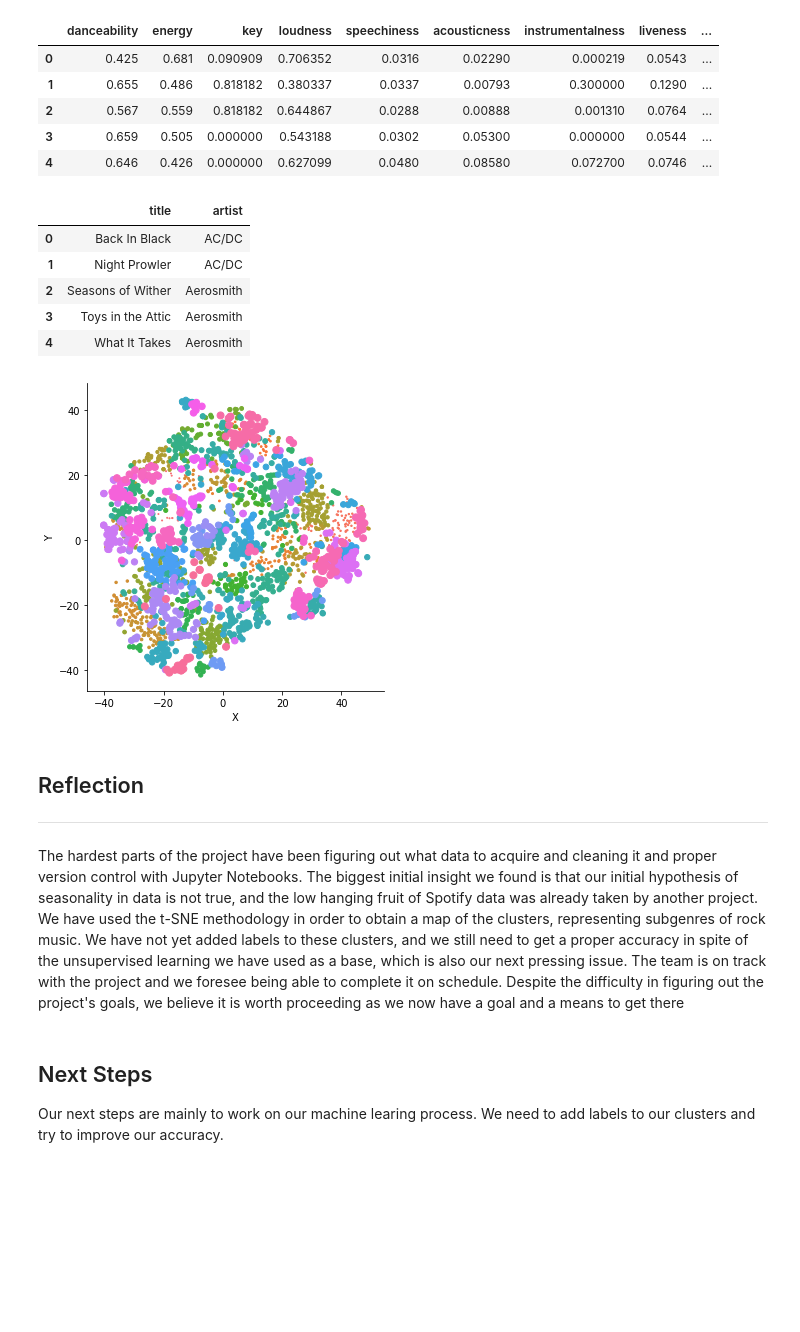
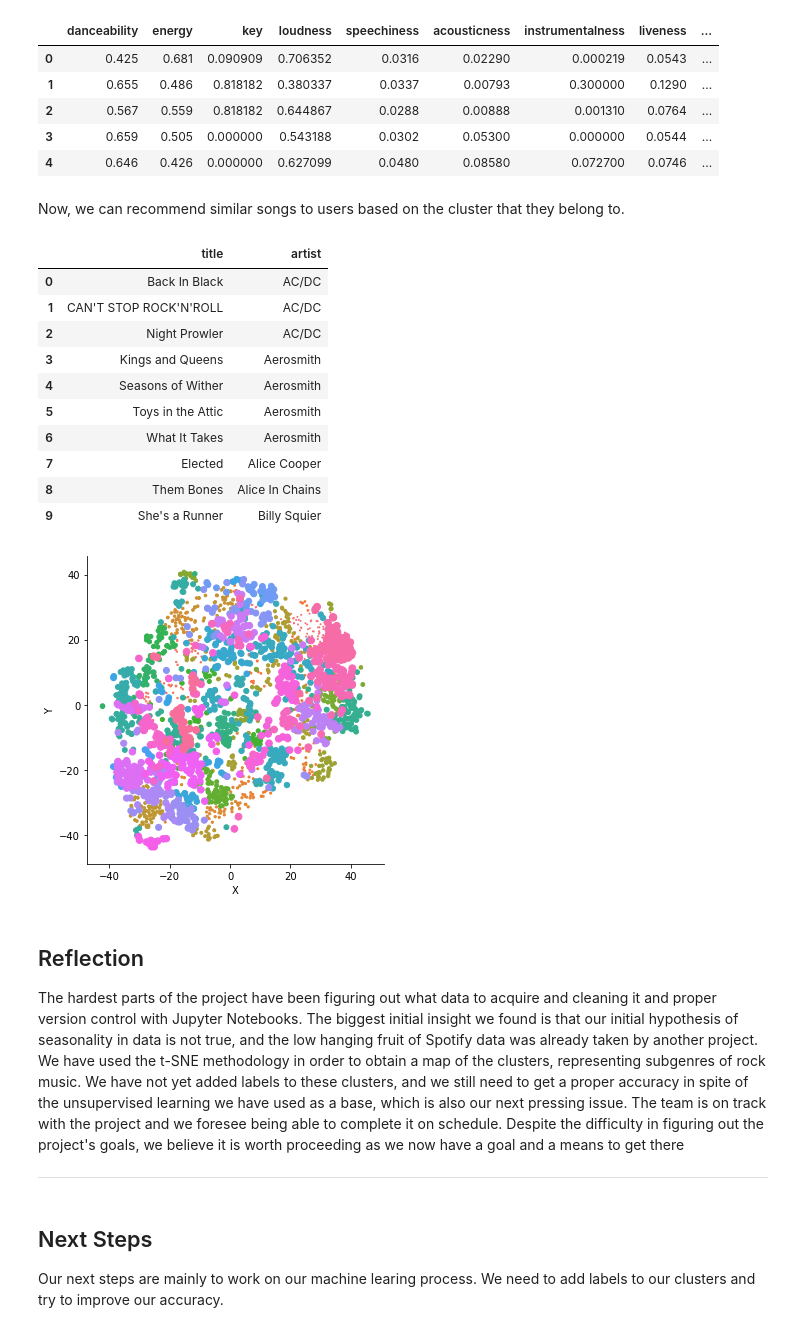
Before and after one commit to uic-cs418/cs418-s20-the-diatonics, a Jupyter notebook: CS418-Project.ipynb, the cells around one changed output. Saved outputs shown, nothing was run; the diff lists cells and outputs as text; code cells hidden in the pictures; blank space fills up the shorter version.

Commit message:
clean up ml analysis

```diff
--- a/CS418-Project.ipynb
+++ b/CS418-Project.ipynb
@@ -103,21 +103,13 @@ eda_data.describe()
 ---
 ## Machine Learning Analysis
 # %%
+import ml_analysis as ml
 # scalling loudness key and tempo so the values of all features are between 0 and 1
 scaler = MinMaxScaler()
-scaler.fit(tracks_with_audio_features[['loudness']])
-tracks_with_audio_features[['loudness']] = scaler.transform(tracks_with_audio_features[['loudness']])
-scaler.fit(tracks_with_audio_features[['key']])
-tracks_with_audio_features[['key']] = scaler.transform(tracks_with_audio_features[['key']])
-scaler.fit(tracks_with_audio_features[['tempo']])
-tracks_with_audio_features[['tempo']] = scaler.transform(tracks_with_audio_features[['tempo']])
+ml.scale_columns(['loudness', 'key', 'tempo'], tracks_with_audio_features, scaler)
-# %%
-# k-means clustering algorithm with 50 clusters
-km = KMeans(n_clusters=50)
-prediction = km.fit_predict(
-    tracks_with_audio_features[['danceability', 'energy', 'key', 'loudness', 'speechiness',
-                                'acousticness','instrumentalness', 'liveness', 'valence', 'tempo']])
-tracks_with_audio_features['cluster'] = prediction
+# %%
+clusters = ml.cluster_songs(tracks_with_audio_features, 50)
+tracks_with_audio_features['cluster'] = clusters
 # %%
 tracks_with_audio_features.head()
 # %% [output]
@@ -139,22 +122,29 @@ def recommend(song, dataframe):
+# %% [markdown]
+Now, we can recommend similar songs to users based on the cluster that they belong to.
 # %%
-recommend('Back In Black', tracks_with_audio_features).head()
+ml.recommend('Back In Black', tracks_with_audio_features).head(10)
 # %% [output]
 |  | title | artist |
 | 0 | Back In Black | AC/DC |
-| 1 | Night Prowler | AC/DC |
-| 2 | Seasons of Wither | Aerosmith |
-| 3 | Toys in the Attic | Aerosmith |
-| 4 | What It Takes | Aerosmith |
+| 1 | CAN'T STOP ROCK'N'ROLL | AC/DC |
+| 2 | Night Prowler | AC/DC |
+| 3 | Kings and Queens | Aerosmith |
+| 4 | Seasons of Wither | Aerosmith |
+| 5 | Toys in the Attic | Aerosmith |
+| 6 | What It Takes | Aerosmith |
+| 7 | Elected | Alice Cooper |
+| 8 | Them Bones | Alice In Chains |
+| 9 | She's a Runner | Billy Squier |
 # %%
 tsnedf = tracks_with_audio_features.copy().drop(columns=['artist', 'title', 'cluster'])
 model = TSNE(n_components=2, random_state=0, perplexity=50, learning_rate=900)
 tsne_object = model.fit_transform(tsnedf)
 tsne_df = pd.DataFrame(data=tsne_object, columns=('X', 'Y'))
-tsne_df['cluster'] = prediction
+tsne_df['cluster'] = clusters
 sns.FacetGrid(tsne_df, hue='cluster', height=5).map(plt.scatter, 'X', 'Y', 'cluster')
 plt.show()
 # %% [output]
-[figure, old version]
+[figure, new version]
 # %%
 dataframe['baseline'] = 0
 i = 0
@@ -169,8 +159,9 @@ while(True):
         break
 # %% [markdown]
 ## Reflection
+The hardest parts of the project have been figuring out what data to acquire and cleaning it and proper version control with Jupyter Notebooks.  The biggest initial insight we found is that our initial hypothesis of seasonality in data is not true, and the low hanging fruit of Spotify data was already taken by another project.  We have used the t-SNE methodology in order to obtain a map of the clusters, representing subgenres of rock music.  We have not yet added labels to these clusters, and we still need to get a proper accuracy in spite of the unsupervised learning we have used as a base, which is also our next pressing issue.  The team is on track with the project and we foresee being able to complete it on schedule.  Despite the difficulty in figuring out the project's goals, we believe it is worth proceeding as we now have a goal and a means to get there
+
 ---
-The hardest parts of the project have been figuring out what data to acquire and cleaning it and proper version control with Jupyter Notebooks.  The biggest initial insight we found is that our initial hypothesis of seasonality in data is not true, and the low hanging fruit of Spotify data was already taken by another project.  We have used the t-SNE methodology in order to obtain a map of the clusters, representing subgenres of rock music.  We have not yet added labels to these clusters, and we still need to get a proper accuracy in spite of the unsupervised learning we have used as a base, which is also our next pressing issue.  The team is on track with the project and we foresee being able to complete it on schedule.  Despite the difficulty in figuring out the project's goals, we believe it is worth proceeding as we now have a goal and a means to get there
 # %% [markdown]
 ## Next Steps
 Our next steps are mainly to work on our machine learing process. We need to add labels to our clusters and try to improve our accuracy.
```
Also changed, not shown: parts of 3 cells of this notebook, 1 other file.
